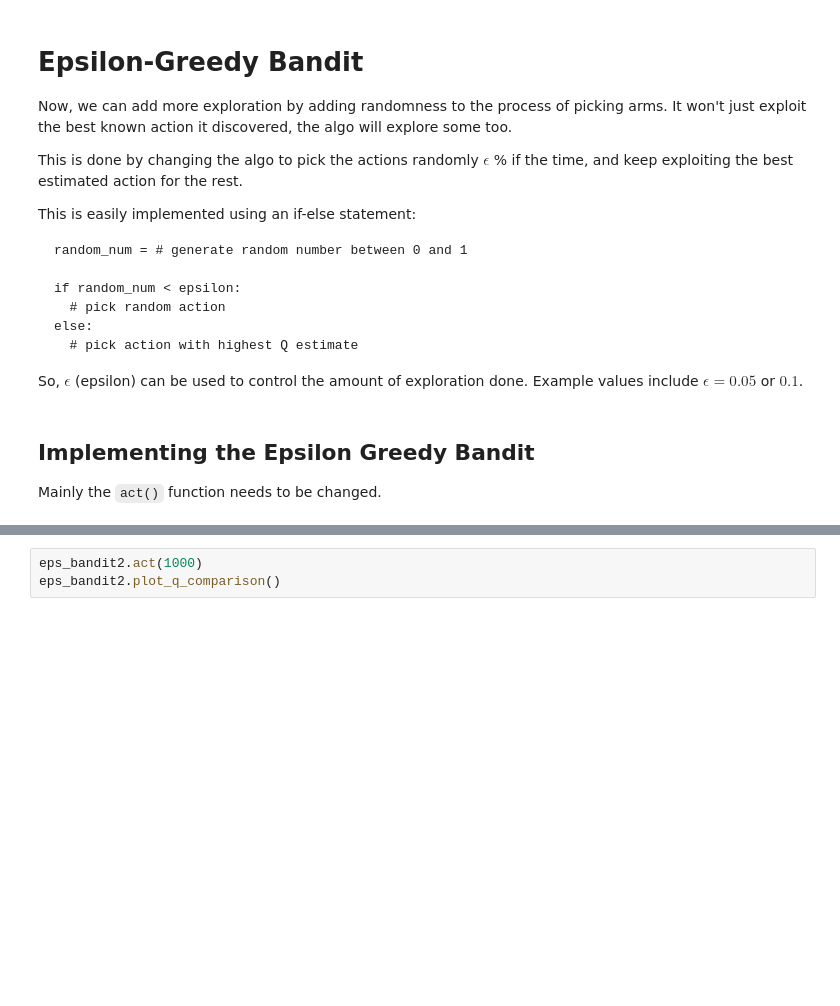
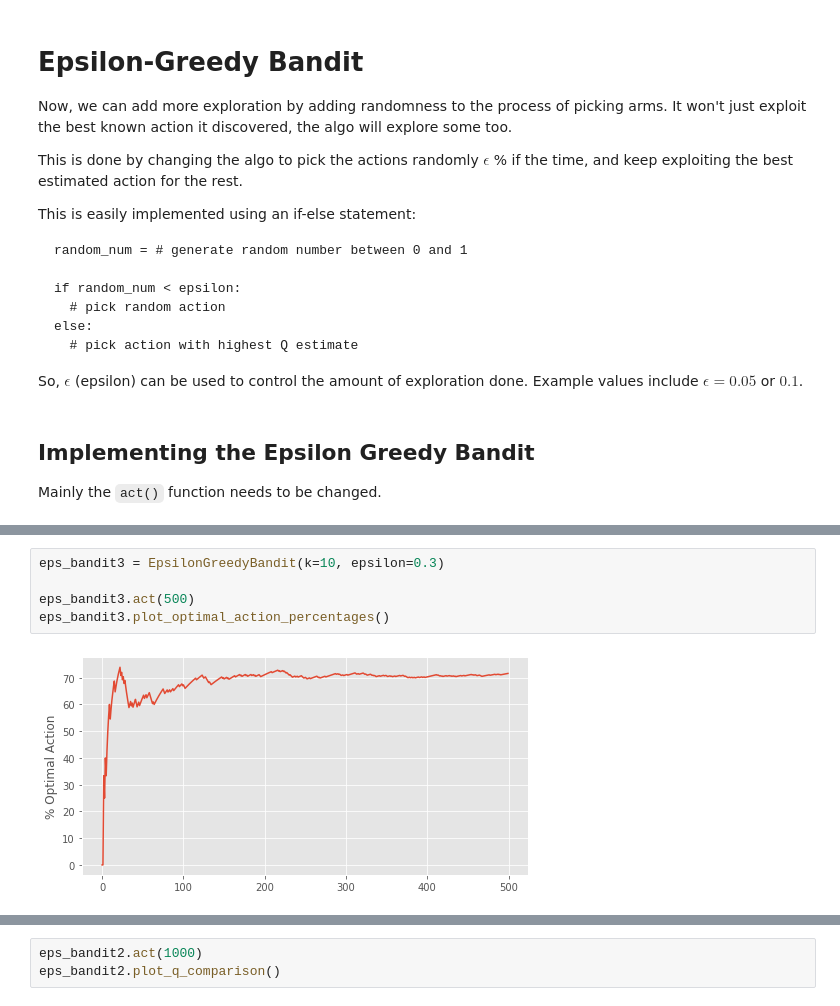
Before and after one commit to yasserius-ml/reinforment_learning_sutton_barto, a Jupyter notebook: Ch_2_MultiArm_Bandits.ipynb, the cells around one changed output, grey strips where cells are left out. Cells and saved outputs as stored; diff of their text form; blank space fills up the shorter version.

```diff
--- a/Ch_2_MultiArm_Bandits.ipynb
+++ b/Ch_2_MultiArm_Bandits.ipynb
@@ -310,0 +358,7 @@ eps_bandit2.plot_q_comparison()
+# %%
+eps_bandit3 = EpsilonGreedyBandit(k=10, epsilon=0.3)
+
+eps_bandit3.act(500)
+eps_bandit3.plot_optimal_action_percentages()
+# %% [output]
+[figure, added]
```
Also changed, not shown: parts of 17 cells of this notebook.
